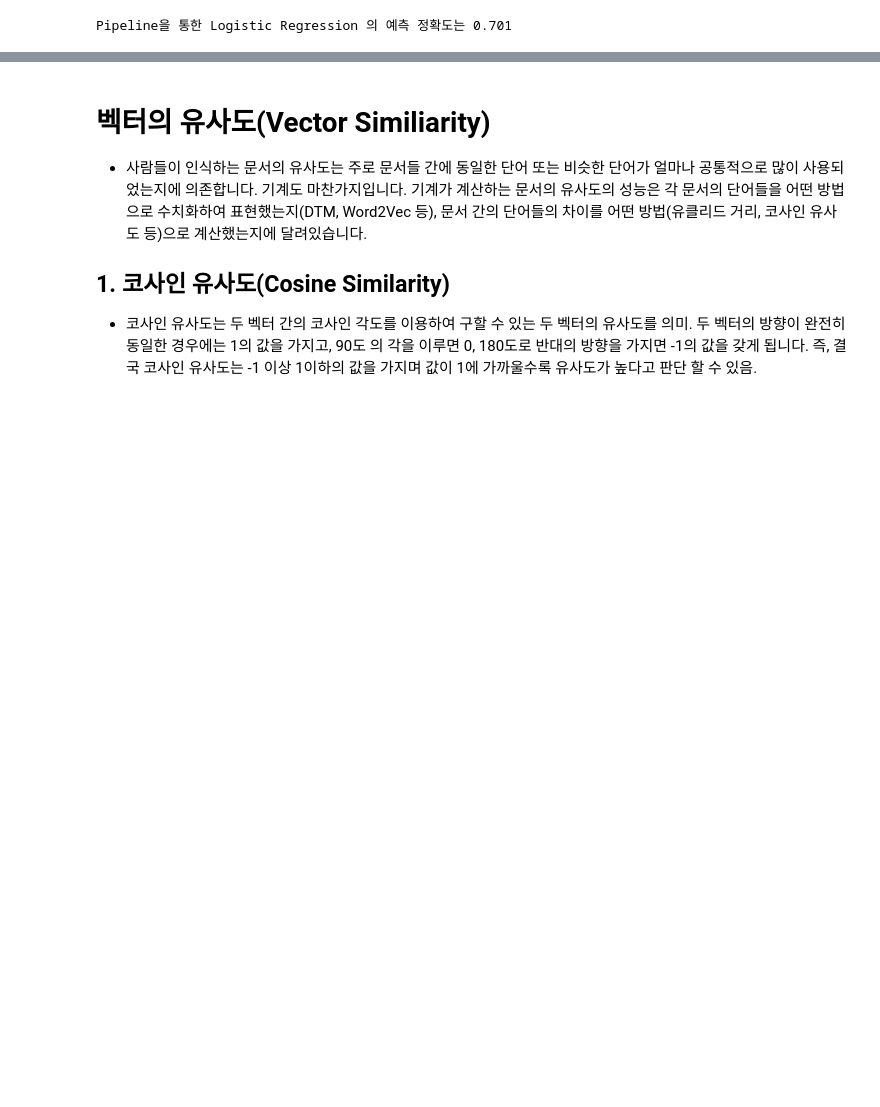
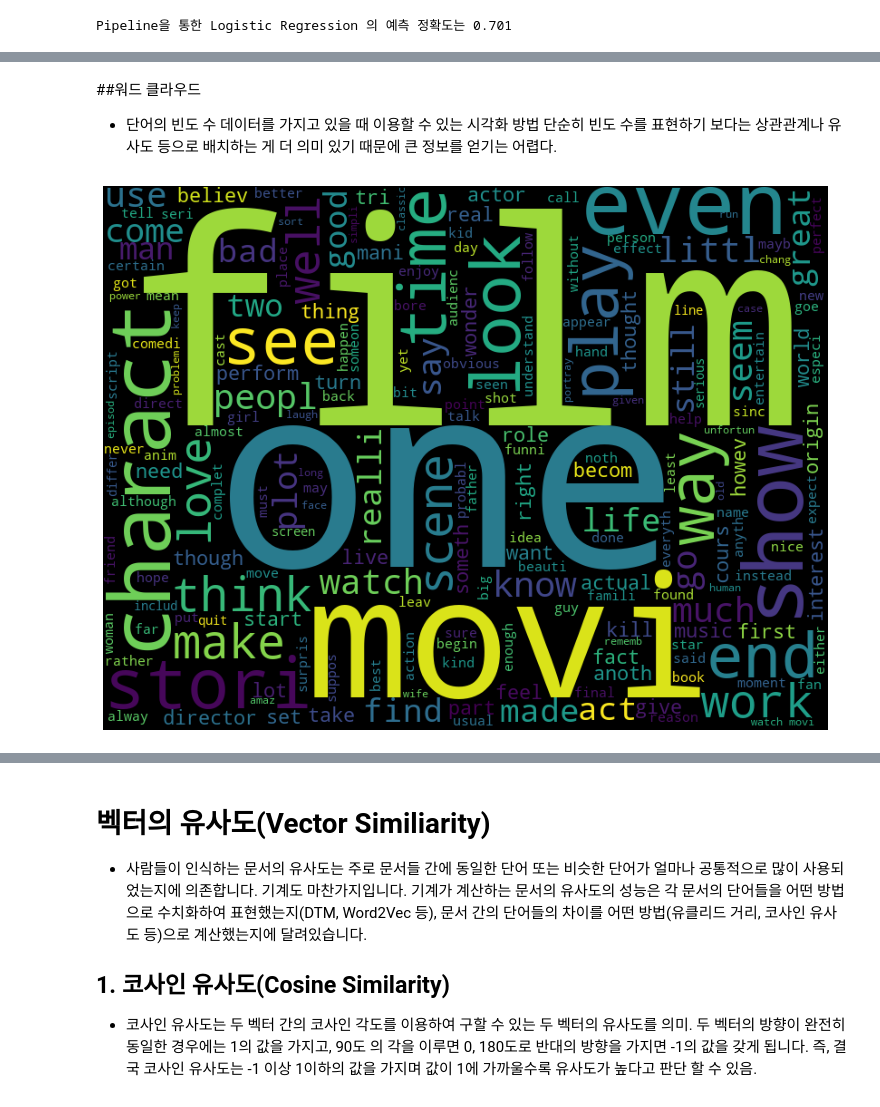
Before and after one commit to qkrwjdduf159/SD_academy, a Jupyter notebook: 머신러닝/텍스트 분석(Text analysis)/텍스트_분석.ipynb, the cells around one changed output, grey strips where cells are left out. Drawn from its saved outputs; the diff is of its cells as text; code cells hidden in the pictures; blank space fills up the shorter version.

```diff
--- a/머신러닝/텍스트 분석(Text analysis)/텍스트_분석.ipynb
+++ b/머신러닝/텍스트 분석(Text analysis)/텍스트_분석.ipynb
@@ -2504,0 +2882,27 @@ Fitting 3 folds for each of 27 candidates, totalling 81 fits
+# %%
+# 적용시간이 오래걸리는 문제로 인해 multiprocessing을 사용하여 함수를 적용시켜준다.
+# multiprocessing을 사용하면 복잡하고 오래걸리는 작업을 별도의 프로세스를 생성 후
+# 병렬처리해서 보다 빠른 응답처리 속도를 기대할 수 있는 장점이 있다.
+# 출처: https://gist.github.com/yong27/7869662
+
+from multiprocessing import Pool
+import numpy as np
+
+def _apply_df(args):
+    df, func, kwargs = args
+    return df.apply(func, **kwargs)
+
+def apply_by_multiprocessing(df, func, **kwargs):
+    # 키워드 항목 중 workers 파라미터를 꺼냄
+    workers = kwargs.pop("workers")
+    # 위에서 가져온 workers 수로 프로세스 풀을 정의
+    pool = Pool(processes = workers)
+    # 실행할 함수와 데이터프레임을 워커의 수 만큼 나눠서 작업
+    result = pool.map(_apply_df, [(d, func, kwargs)
+                                 for d in np.array_split(df, workers)])
+    pool.close()
+    #작업 결과를 합쳐서 반환
+    return pd.concat(list(result))
+# %%
+%time
+clean_train_reviews = apply_by_multiprocessing(train["review"],review_to_words, workers = 4)
@@ -2504,0 +2918,21 @@ Fitting 3 folds for each of 27 candidates, totalling 81 fits
+# %% [markdown]
+##워드 클라우드
+- 단어의 빈도 수 데이터를 가지고 있을 때 이용할 수 있는 시각화 방법
+단순히 빈도 수를 표현하기 보다는 상관관계나 유사도 등으로 배치하는 게 더 의미 있기 때문에 큰 정보를 얻기는 어렵다.
+# %%
+from wordcloud import WordCloud, STOPWORDS
+import matplotlib.pyplot as plt
+%matplotlib inline
+
+def displayWordCloud(data = None, backgroundcolor = "black", width = 800, height = 600):
+    wordcloud = WordCloud(stopwords = STOPWORDS,
+                         background_color = backgroundcolor,
+                         width = width, height = height).generate(data)
+    plt.figure(figsize = (15, 10))
+    plt.imshow(wordcloud)
+    plt.axis("off")
+    plt.show()
+# %%
+displayWordCloud(" ".join(clean_train_reviews))
+# %% [output]
+[figure, added]
```
Also changed, not shown: parts of 33 cells of this notebook.
